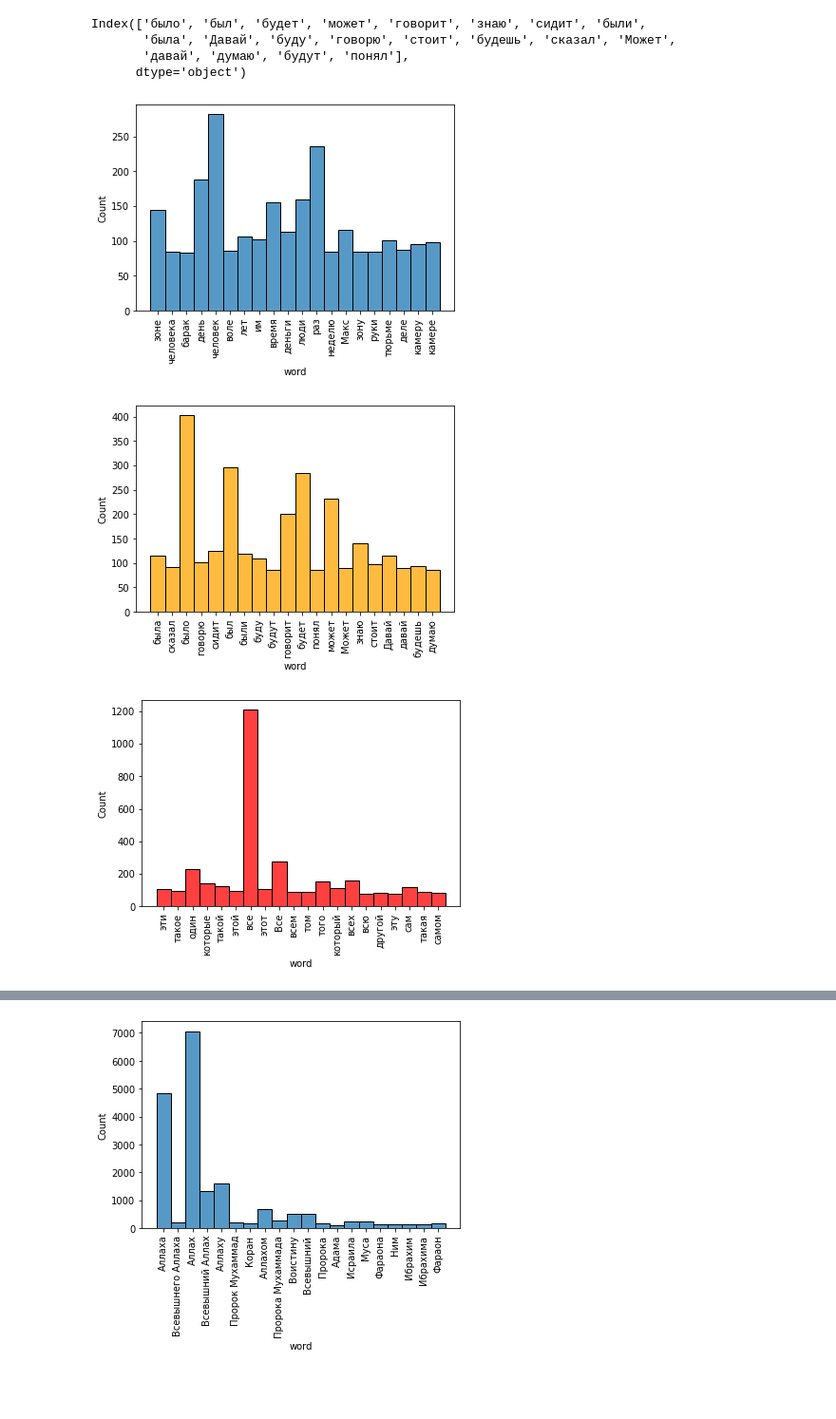
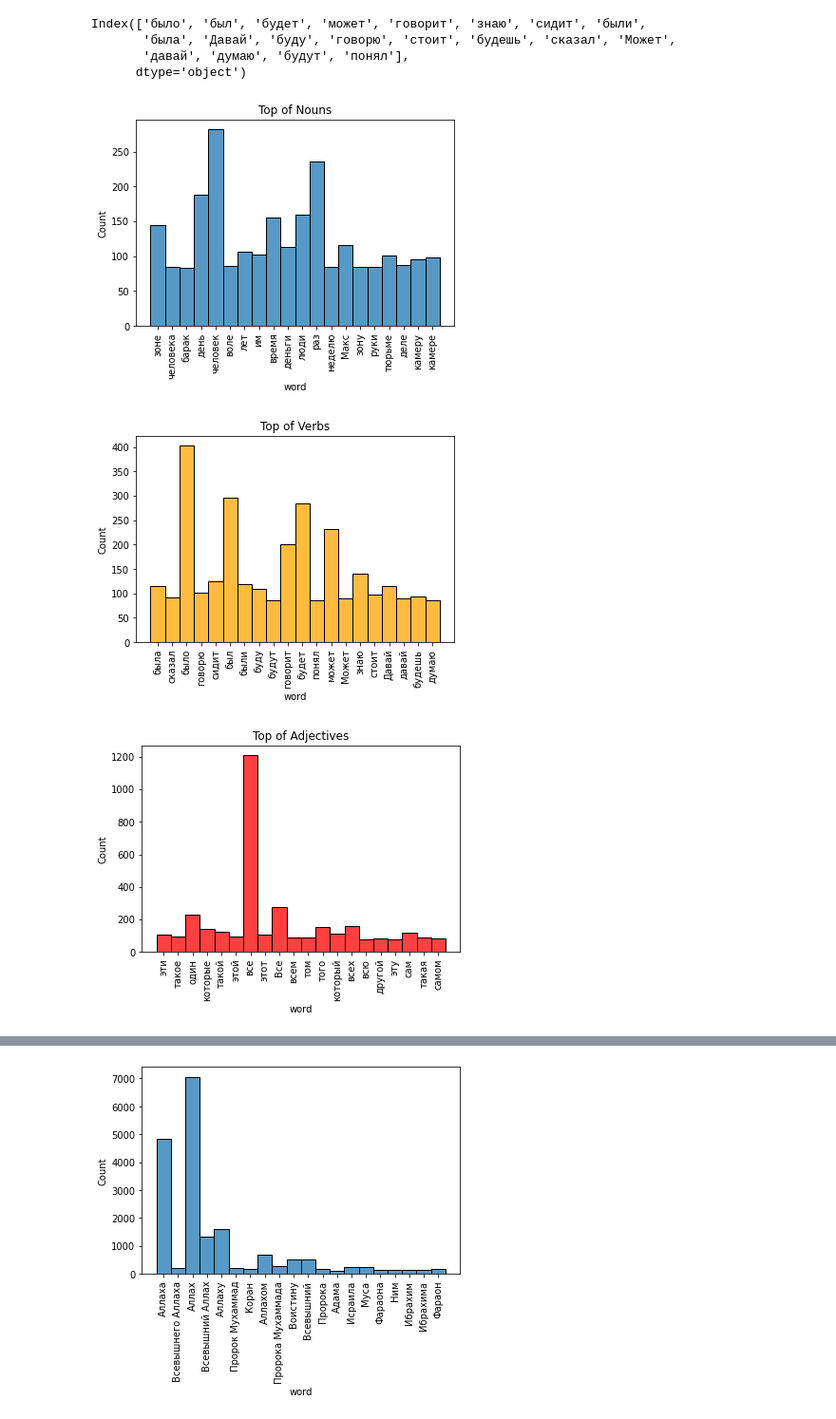
Before and after one commit to Electromensch/nlp_need, a Jupyter notebook: Text_Analysis.ipynb, the cells around one changed output, grey strips where cells are left out. Shown: that part at 95% size. Cells and saved outputs as stored; diff of their text form; code cells hidden in the pictures; blank space fills up the shorter version.

```diff
--- a/Text_Analysis.ipynb
+++ b/Text_Analysis.ipynb
@@ -120,18 +100,18 @@ Index(['было', 'был', 'будет', 'может', 'говорит', 'зн
        'давай', 'думаю', 'будут', 'понял'],
       dtype='object')
 # %%
-sns.histplot(tesak_tag_df[tesak_tag_df.word.isin(word_lst_noun)], x='word')
+sns.histplot(tesak_tag_df[tesak_tag_df.word.isin(word_lst_noun)], x='word').set(title='Top of Nouns')
 g= plt.xticks(rotation=90)
 # %% [output]
-[figure, old version]
+[figure, new version]
 # %%
-sns.histplot(tesak_tag_df[tesak_tag_df.word.isin(word_lst_verb)], x='word', color='orange')
+sns.histplot(tesak_tag_df[tesak_tag_df.word.isin(word_lst_verb)], x='word', color='orange').set(title='Top of Verbs')
 g= plt.xticks(rotation=90)
 # %% [output]
-[figure, old version]
+[figure, new version]
 # %%
-sns.histplot(tesak_tag_df[tesak_tag_df.word.isin(word_lst_adjf)], x='word', color='red')
+sns.histplot(tesak_tag_df[tesak_tag_df.word.isin(word_lst_adjf)], x='word', color='red').set(title='Top of Adjectives')
 g= plt.xticks(rotation=90)
 # %% [output]
-[figure, old version]
+[figure, new version]
 # %%
```
Also changed, not shown: parts of 22 cells of this notebook.
